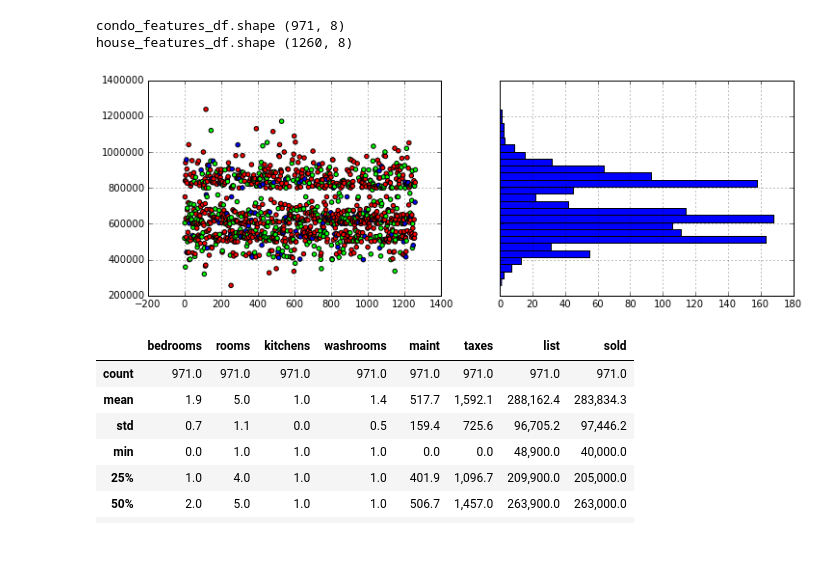
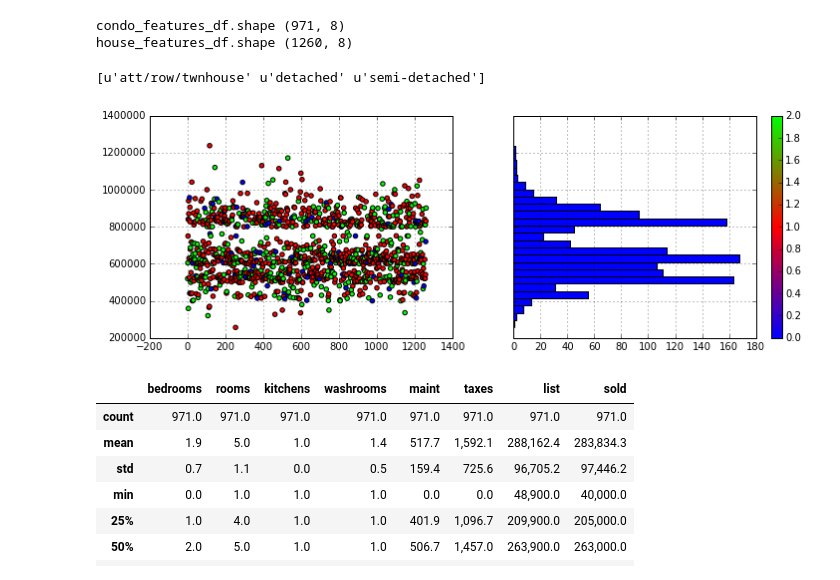
Before and after one commit to regata/playground, a Jupyter notebook: real_estate/notebook.ipynb, the cells around one changed output. Drawn from its saved outputs; the diff is of its cells as text; code cells hidden in the pictures; blank space fills up the shorter version.

```diff
--- a/real_estate/notebook.ipynb
+++ b/real_estate/notebook.ipynb
@@ -53,8 +61,9 @@ df = df[df['detail.for'] == 'sale']
 
 df['price_diff'] = df['sold'] - df['list']
 
-# exclude missing sold or list prices
+# exclude rows with missing values
 df = df[df['price_diff'].notnull()]
+df = df[df['detail.client remks'].notnull()]
 
 # exclude price outliers
 df['price_ratio'] =  df['price_diff'] / df['list']
@@ -127,18 +136,21 @@ house_features_df.shape (1260, 8)
 # %%
 mask = ~condo_mask
 data = df_toronto[mask]['sold'].values
 marker = df_toronto[mask]['property_type']
 le = LabelEncoder()
 le.fit(marker.unique())
+print le.classes_
 marker = le.transform(marker)
 
 f, (ax1, ax2) = pyplot.subplots(1, 2, sharey=True, figsize=(12, 4))
-ax1.scatter(xrange(len(data)), data, c=marker, cmap=pyplot.cm.brg, norm=pyplot.Normalize())
+sc = ax1.scatter(xrange(len(data)), data, c=marker, cmap=pyplot.cm.brg, norm=pyplot.Normalize())
 ax2.hist(data, bins=25, orientation='horizontal')
 ax1.grid(), ax2.grid()
+f.colorbar(sc)
 pyplot.show()
 # %% [output]
+[u'att/row/twnhouse' u'detached' u'semi-detached']
-[figure, old version]
+[figure, new version]
 # %%
 condo_features_stats_df = condo_features_df.describe()
 condo_features_stats_df
```
Also changed, not shown: parts of 14 cells of this notebook.
